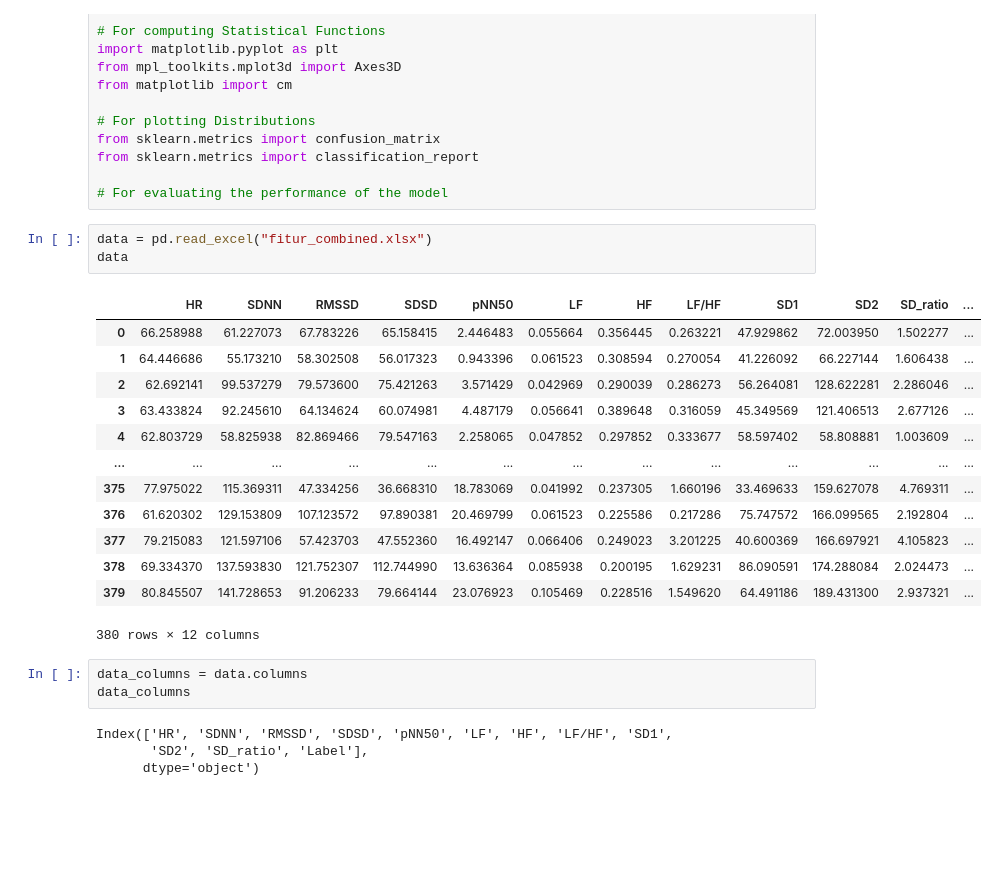
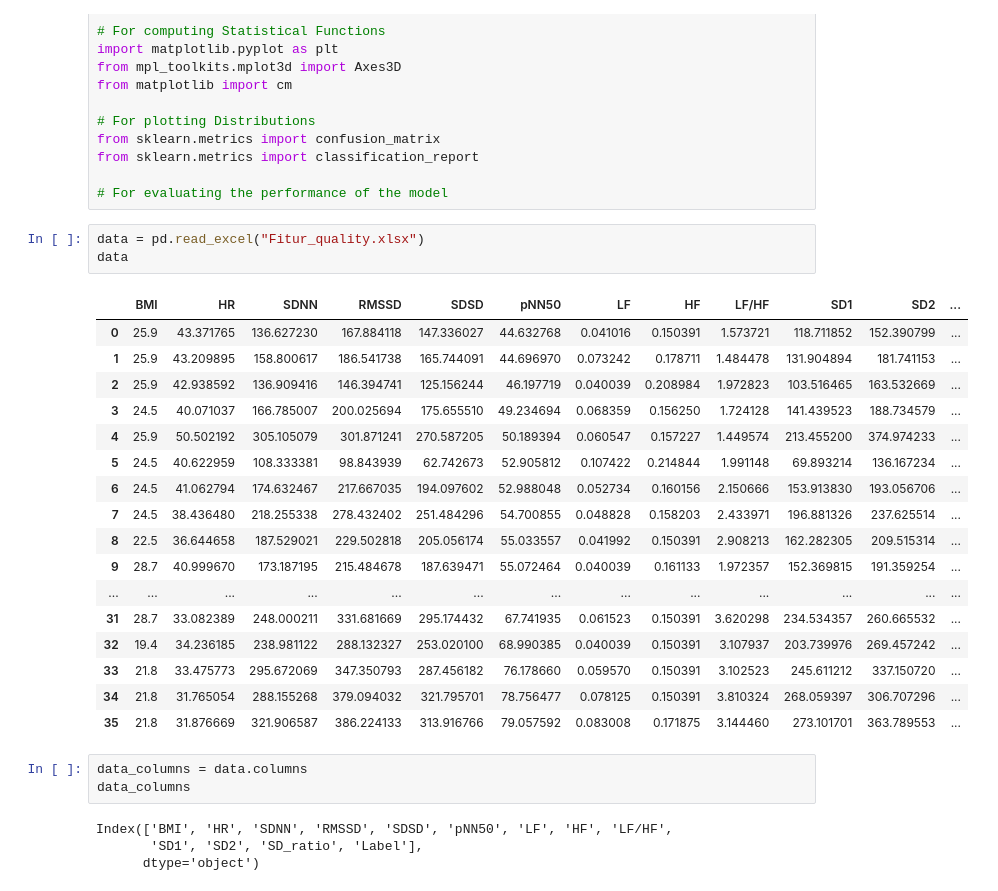
Before and after one commit to LittleBabyIcebear/Sleep-Apnea, a Jupyter notebook: pearson.ipynb, the cells around one changed output. Saved outputs shown, nothing was run; the diff lists cells and outputs as text; blank space fills up the shorter version.

```diff
--- a/pearson.ipynb
+++ b/pearson.ipynb
@@ -21,28 +21,32 @@ from sklearn.metrics import classification_report
 
 # For evaluating the performance of the model
 # %%
-data = pd.read_excel("fitur_combined.xlsx")
+data = pd.read_excel("Fitur_quality.xlsx")
 data
 # %% [output]
-|  | HR | SDNN | RMSSD | SDSD | pNN50 | LF | HF | LF/HF | SD1 | SD2 | SD_ratio | ... |
-| 0 | 66.258988 | 61.227073 | 67.783226 | 65.158415 | 2.446483 | 0.055664 | 0.356445 | 0.263221 | 47.929862 | 72.003950 | 1.502277 | ... |
-| 1 | 64.446686 | 55.173210 | 58.302508 | 56.017323 | 0.943396 | 0.061523 | 0.308594 | 0.270054 | 41.226092 | 66.227144 | 1.606438 | ... |
-| 2 | 62.692141 | 99.537279 | 79.573600 | 75.421263 | 3.571429 | 0.042969 | 0.290039 | 0.286273 | 56.264081 | 128.622281 | 2.286046 | ... |
-| 3 | 63.433824 | 92.245610 | 64.134624 | 60.074981 | 4.487179 | 0.056641 | 0.389648 | 0.316059 | 45.349569 | 121.406513 | 2.677126 | ... |
-| 4 | 62.803729 | 58.825938 | 82.869466 | 79.547163 | 2.258065 | 0.047852 | 0.297852 | 0.333677 | 58.597402 | 58.808881 | 1.003609 | ... |
+|  | BMI | HR | SDNN | RMSSD | SDSD | pNN50 | LF | HF | LF/HF | SD1 | SD2 | ... |
+| 0 | 25.9 | 43.371765 | 136.627230 | 167.884118 | 147.336027 | 44.632768 | 0.041016 | 0.150391 | 1.573721 | 118.711852 | 152.390799 | ... |
+| 1 | 25.9 | 43.209895 | 158.800617 | 186.541738 | 165.744091 | 44.696970 | 0.073242 | 0.178711 | 1.484478 | 131.904894 | 181.741153 | ... |
+| 2 | 25.9 | 42.938592 | 136.909416 | 146.394741 | 125.156244 | 46.197719 | 0.040039 | 0.208984 | 1.972823 | 103.516465 | 163.532669 | ... |
+| 3 | 24.5 | 40.071037 | 166.785007 | 200.025694 | 175.655510 | 49.234694 | 0.068359 | 0.156250 | 1.724128 | 141.439523 | 188.734579 | ... |
+| 4 | 25.9 | 50.502192 | 305.105079 | 301.871241 | 270.587205 | 50.189394 | 0.060547 | 0.157227 | 1.449574 | 213.455200 | 374.974233 | ... |
+| 5 | 24.5 | 40.622959 | 108.333381 | 98.843939 | 62.742673 | 52.905812 | 0.107422 | 0.214844 | 1.991148 | 69.893214 | 136.167234 | ... |
+| 6 | 24.5 | 41.062794 | 174.632467 | 217.667035 | 194.097602 | 52.988048 | 0.052734 | 0.160156 | 2.150666 | 153.913830 | 193.056706 | ... |
+| 7 | 24.5 | 38.436480 | 218.255338 | 278.432402 | 251.484296 | 54.700855 | 0.048828 | 0.158203 | 2.433971 | 196.881326 | 237.625514 | ... |
+| 8 | 22.5 | 36.644658 | 187.529021 | 229.502818 | 205.056174 | 55.033557 | 0.041992 | 0.150391 | 2.908213 | 162.282305 | 209.515314 | ... |
+| 9 | 28.7 | 40.999670 | 173.187195 | 215.484678 | 187.639471 | 55.072464 | 0.040039 | 0.161133 | 1.972357 | 152.369815 | 191.359254 | ... |
 | ... | ... | ... | ... | ... | ... | ... | ... | ... | ... | ... | ... | ... |
-| 375 | 77.975022 | 115.369311 | 47.334256 | 36.668310 | 18.783069 | 0.041992 | 0.237305 | 1.660196 | 33.469633 | 159.627078 | 4.769311 | ... |
-| 376 | 61.620302 | 129.153809 | 107.123572 | 97.890381 | 20.469799 | 0.061523 | 0.225586 | 0.217286 | 75.747572 | 166.099565 | 2.192804 | ... |
-| 377 | 79.215083 | 121.597106 | 57.423703 | 47.552360 | 16.492147 | 0.066406 | 0.249023 | 3.201225 | 40.600369 | 166.697921 | 4.105823 | ... |
-| 378 | 69.334370 | 137.593830 | 121.752307 | 112.744990 | 13.636364 | 0.085938 | 0.200195 | 1.629231 | 86.090591 | 174.288084 | 2.024473 | ... |
-| 379 | 80.845507 | 141.728653 | 91.206233 | 79.664144 | 23.076923 | 0.105469 | 0.228516 | 1.549620 | 64.491186 | 189.431300 | 2.937321 | ... |
+| 31 | 28.7 | 33.082389 | 248.000211 | 331.681669 | 295.174432 | 67.741935 | 0.061523 | 0.150391 | 3.620298 | 234.534357 | 260.665532 | ... |
+| 32 | 19.4 | 34.236185 | 238.981122 | 288.132327 | 253.020100 | 68.990385 | 0.040039 | 0.150391 | 3.107937 | 203.739976 | 269.457242 | ... |
+| 33 | 21.8 | 33.475773 | 295.672069 | 347.350793 | 287.456182 | 76.178660 | 0.059570 | 0.150391 | 3.102523 | 245.611212 | 337.150720 | ... |
+| 34 | 21.8 | 31.765054 | 288.155268 | 379.094032 | 321.795701 | 78.756477 | 0.078125 | 0.150391 | 3.810324 | 268.059397 | 306.707296 | ... |
+| 35 | 21.8 | 31.876669 | 321.906587 | 386.224133 | 313.916766 | 79.057592 | 0.083008 | 0.171875 | 3.144460 | 273.101701 | 363.789553 | ... |
-380 rows × 12 columns
 # %%
 data_columns = data.columns
 data_columns
 # %% [output]
-Index(['HR', 'SDNN', 'RMSSD', 'SDSD', 'pNN50', 'LF', 'HF', 'LF/HF', 'SD1',
-       'SD2', 'SD_ratio', 'Label'],
+Index(['BMI', 'HR', 'SDNN', 'RMSSD', 'SDSD', 'pNN50', 'LF', 'HF', 'LF/HF',
+       'SD1', 'SD2', 'SD_ratio', 'Label'],
       dtype='object')
 # %%
 data.info()
```
Also changed, not shown: parts of 6 cells of this notebook, 53 other files.
